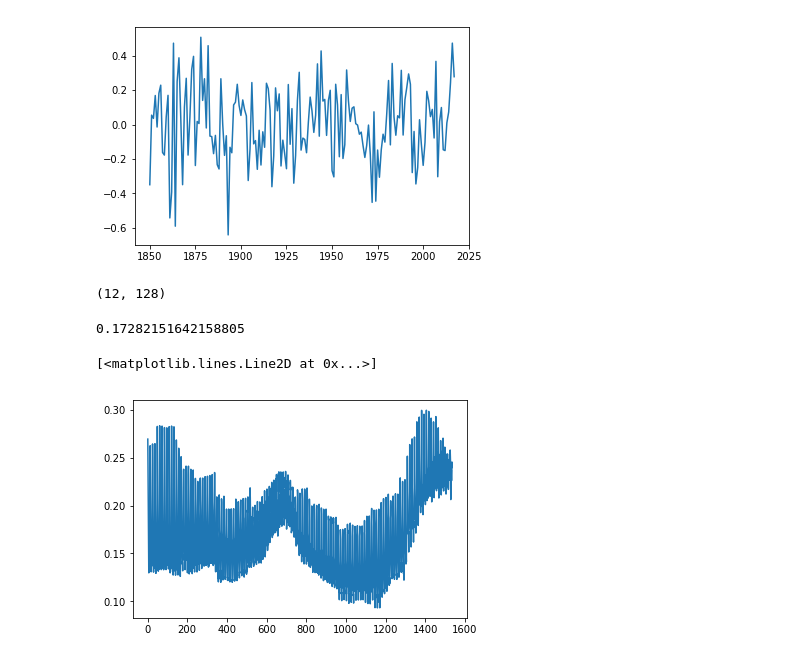
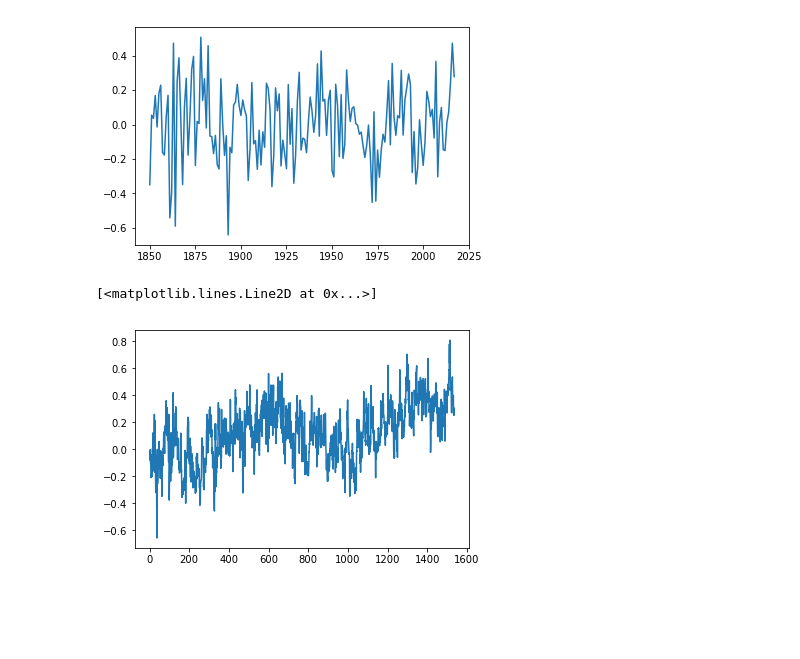
Before and after one commit to Loljaca/Emergent_Constraints, a Jupyter notebook: HadCRUT4_detrend.ipynb, the cells around one changed output. Drawn from its saved outputs; the diff is of its cells as text; code cells hidden in the pictures; blank space fills up the shorter version.

```diff
--- a/HadCRUT4_detrend.ipynb
+++ b/HadCRUT4_detrend.ipynb
@@ -44,17 +44,13 @@ p=40
 data_m = np.zeros([12,n])
 data_m_temp=np.zeros([12,n-p,p])
 data_m_mean = np.zeros([12,n-p])
-data_m_detrend_part = np.zeros([12,n-p,p])
+data_m_detrend_point = np.zeros([12,n-p])
 psi_m=np.zeros([12,n-p])
 for k in range(0,12):
     data_m[k] = [data[e*12+k] for e in range(0,n)]
     for j in range(0,n-p):
         data_m_temp[k][j]=[data_m[k][i+j] for i in range(0,p)]
         data_m_mean[k][j]=np.mean(data_m_temp[k][j])
-        data_m_detrend_part[k][j] = data_m_temp[k][j]-data_m_mean[k][j]
-        temp=np.std(data_m_detrend_part[k][j])
-        psi_m[k][j]=temp
+        data_m_detrend_point[k][j] = data_m[k][j+p]-np.mean(data_m_temp[k][j])
+        #temp=np.std(data_m_detrend_part[k][j])
+        #psi_m[k][j]=temp
-# %%
-psi_m.shape
-# %% [output]
-(12, 128)
@@ -66,11 +57,9 @@ for j in range(0,12):
-# %%
-psi_final = np.mean(psi_array)
-psi_final
-# %% [output]
-0.17282151642158805
+# %%
+data_all=np.transpose(data_m_detrend_point)
+data_all=np.ravel(data_all)
 # %%
 t=np.linspace(1,1536,1536)
-plt.plot(t,psi_array)
+plt.plot(t,data_all)
 # %% [output]
 [<matplotlib.lines.Line2D at 0x...>]
-[figure, old version]
+[figure, new version]
```
Also changed, not shown: parts of 1 cell of this notebook.
